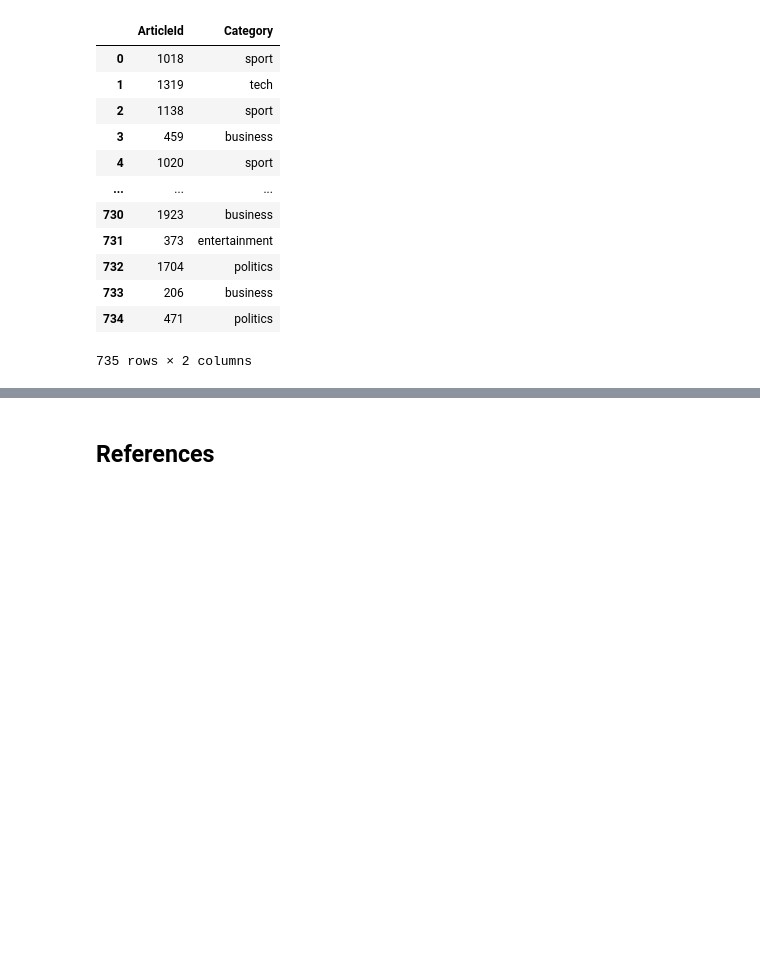
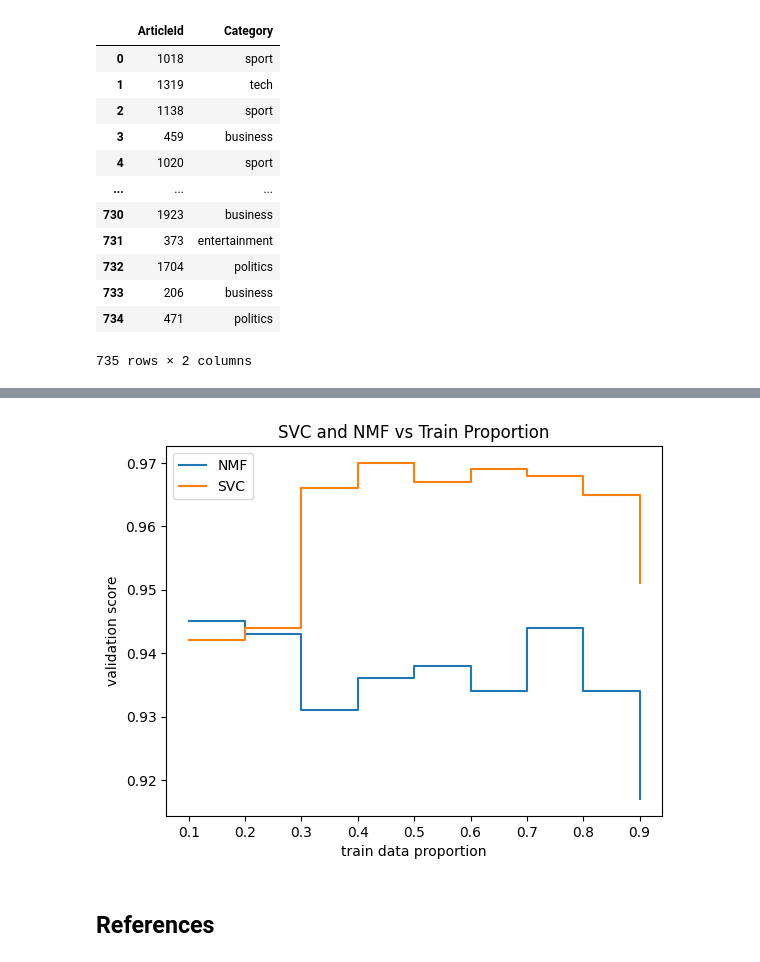
Before and after one commit to BlueJayVRStudio/CSCA5632_miniproj, a Jupyter notebook: BBCNewsClassification.ipynb, the cells around one changed output, grey strips where cells are left out. Drawn from its saved outputs; the diff is of its cells as text; code cells hidden in the pictures; blank space fills up the shorter version.

```diff
--- a/BBCNewsClassification.ipynb
+++ b/BBCNewsClassification.ipynb
@@ -669,0 +722,3 @@ best_args
+# %%
+stats = pd.DataFrame(comparison_stats).round(3)
+stats
@@ -670,3 +736,14 @@ best_args
+# %%
+fig, ax = plt.subplots()
+ax.set_xlabel("train data proportion")
+ax.set_ylabel("validation score")
+ax.set_title("SVC and NMF vs Train Proportion")
+ax.plot(stats['train proportion'], stats['NMF test accuracy'], label="NMF", drawstyle="steps-post")
+ax.plot(stats['train proportion'], stats['SVC test accuracy'], label="SVC", drawstyle="steps-post")
+ax.legend()
+plt.show()
+# %% [output]
+[figure, added]
 # %% [markdown]
 ## References
 # %% [markdown]
```
Also changed, not shown: parts of 4 cells of this notebook.
